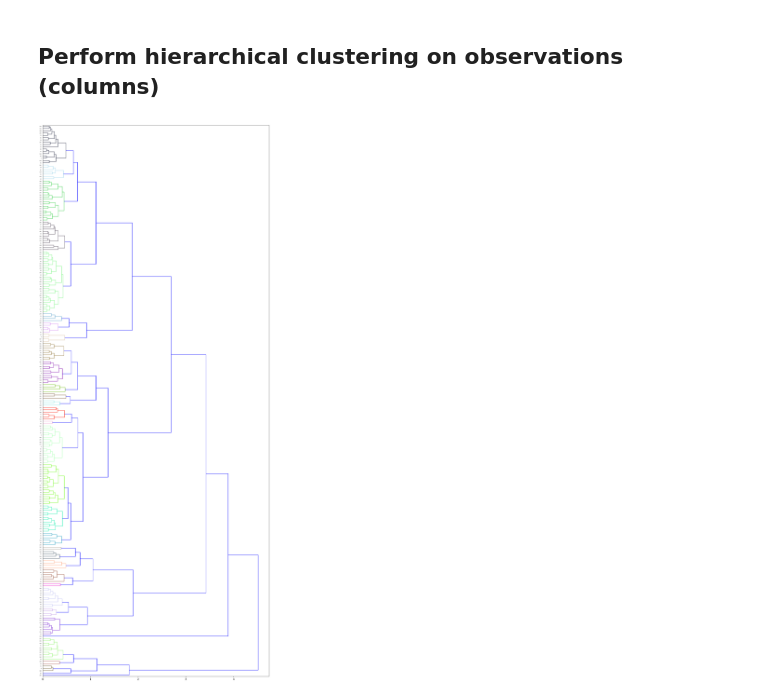
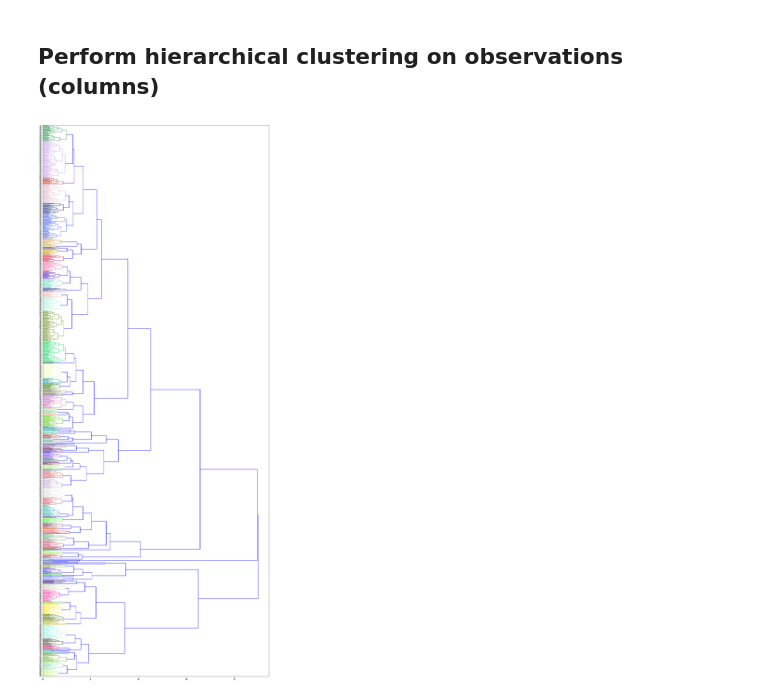
Before and after one commit to RetepAdam/shot_charts, a Jupyter notebook: HClust.ipynb, the cells around one changed output. Drawn from its saved outputs; the diff is of its cells as text; code cells hidden in the pictures.

```diff
--- a/HClust.ipynb
+++ b/HClust.ipynb
@@ -38,27 +37,12 @@ for i in range(5000):
 
 set_link_color_palette(colorList)
 
-df = pd.read_csv('2016-17_advanced.csv')
-df = df.sort_values(['Player'], ascending=True)
-df = df[df['Exp'] == 'R']
-df = df[df['Age'] <= 25]
+df = pd.read_csv('know_your_y.csv')
+
 df.reset_index(inplace=True, drop=True)
-df2 = pd.read_csv('2016-17_advanced.csv')
-grab1 = np.array(df['Player_ID'].values)
-grab2 = np.array(df['Yr'].values)
 
-# cats = []
-
-# for i in range(len(grab1)):
-#     df_cat = df2[df2['Player_ID'] == grab1[i]]
-#     cats.extend(df_cat[df_cat['Yr'] == grab2[i] + 2].index.values)
-
-# df2 = df2.iloc[cats]
-# df2.reset_index(inplace=True, drop=True)
-# df = df[df['Player_ID'].isin(df2['Player_ID'].values)]
-df.reset_index(inplace=True, drop=True)
 df['Player_ID'] = df['Player_ID'].astype(int)
-y = np.array(df2['AST%'].values)
+y = np.array(df['OBPM 3-4-5'].values)
 pid = np.array(df['Player_ID'].values)
 yr = np.array(df['Yr'].values)
 images = []
@@ -72,13 +56,13 @@ X = np.array(flat_exes)
 # %%
 # Create distance matrix on columns using cosine distance
 # convert the redundant n*n square matrix form into a condensed nC2 array
 dist = ssd.squareform(pdist(X, 'cosine'))
 clust = linkage(dist, method='complete')
 
 fig, ax = plt.subplots(figsize=(20,50))
-_ = dendrogram(clust, color_threshold=.5, orientation='right', ax=ax)
+_ = dendrogram(clust, color_threshold=1, orientation='right', ax=ax)
 _ = plt.xticks(fontsize=14)
 # %% [output]
-[figure, old version]
+[figure, new version]
 # %%
 R = dendrogram(clust,
```
Also changed, not shown: parts of 9 cells of this notebook, 3 other files.
